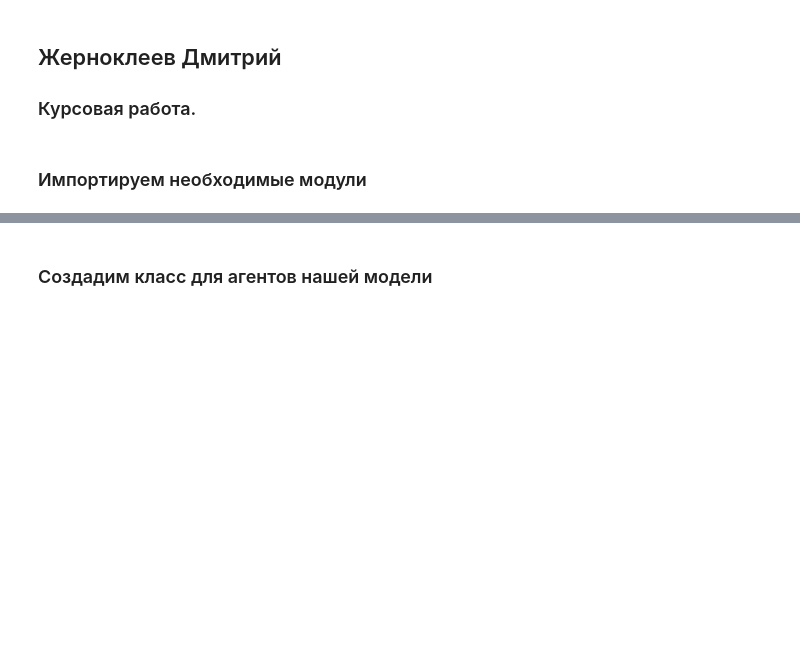
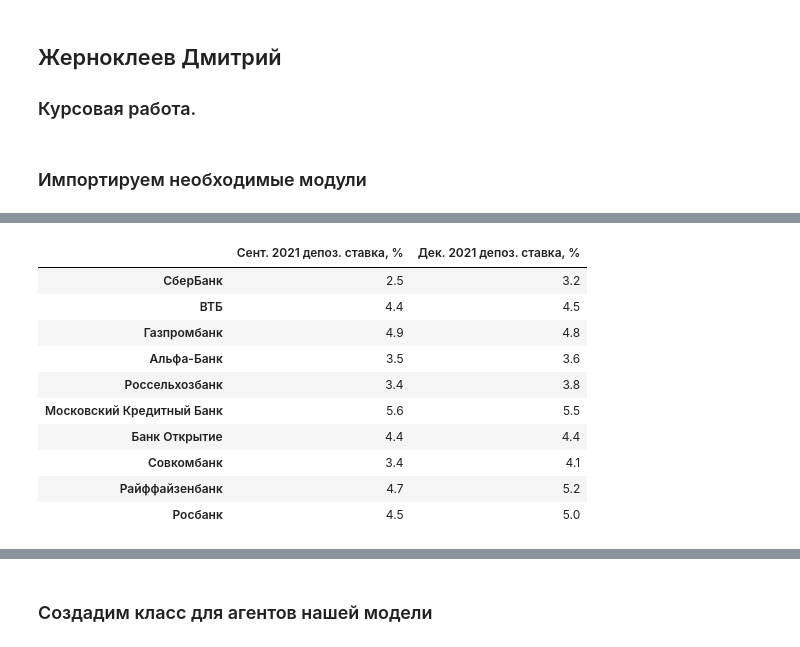
Before and after one commit to archimedes1515/coursework, a Jupyter notebook: KR.ipynb, the cells around one changed output, grey strips where cells are left out. Cells and saved outputs as stored; diff of their text form; code cells hidden in the pictures; blank space fills up the shorter version.

```diff
--- a/KR.ipynb
+++ b/KR.ipynb
@@ -130,0 +109,18 @@ df_cred_portf
+# %%
+dep_rates_dict = {'Сент. 2021 депоз. ставка, %': [2.5, 4.4, 4.9, 3.5, 3.4, 5.6, 4.4, 3.4, 4.7, 4.5],
+                  'Дек. 2021 депоз. ставка, %': [3.2, 4.5, 4.8, 3.6, 3.8, 5.5, 4.4, 4.1, 5.2, 5]}
+df_deposit_rates = pd.DataFrame.from_dict(dep_rates_dict)
+df_deposit_rates.index = banks_of_interest_lst
+df_deposit_rates
+# %% [output]
+|  | Сент. 2021 депоз. ставка, % | Дек. 2021 депоз. ставка, % |
+| СберБанк | 2.5 | 3.2 |
+| ВТБ | 4.4 | 4.5 |
+| Газпромбанк | 4.9 | 4.8 |
+| Альфа-Банк | 3.5 | 3.6 |
+| Россельхозбанк | 3.4 | 3.8 |
+| Московский Кредитный Банк | 5.6 | 5.5 |
+| Банк Открытие | 4.4 | 4.4 |
+| Совкомбанк | 3.4 | 4.1 |
+| Райффайзенбанк | 4.7 | 5.2 |
+| Росбанк | 4.5 | 5.0 |
```
Also changed, not shown: parts of 21 cells of this notebook.
